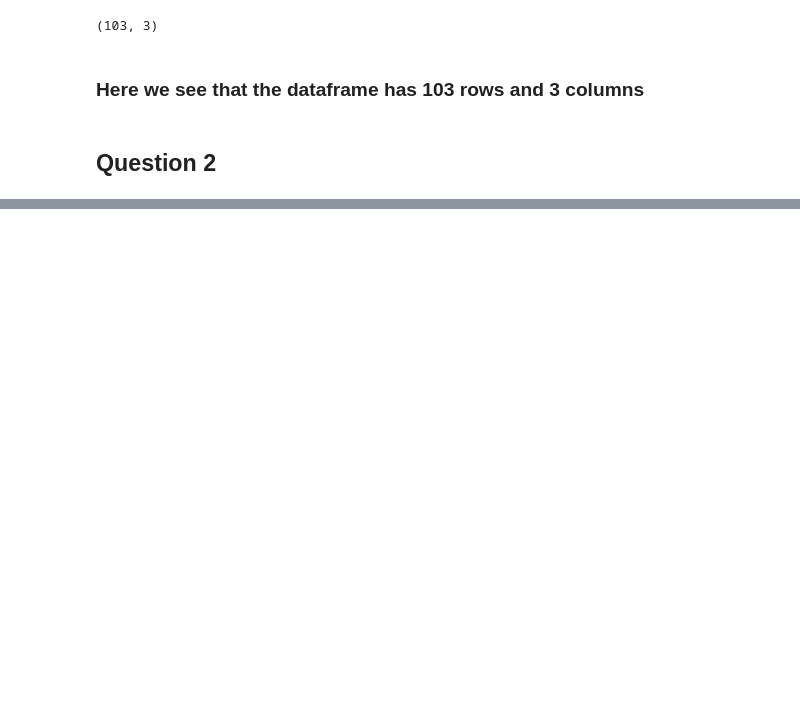
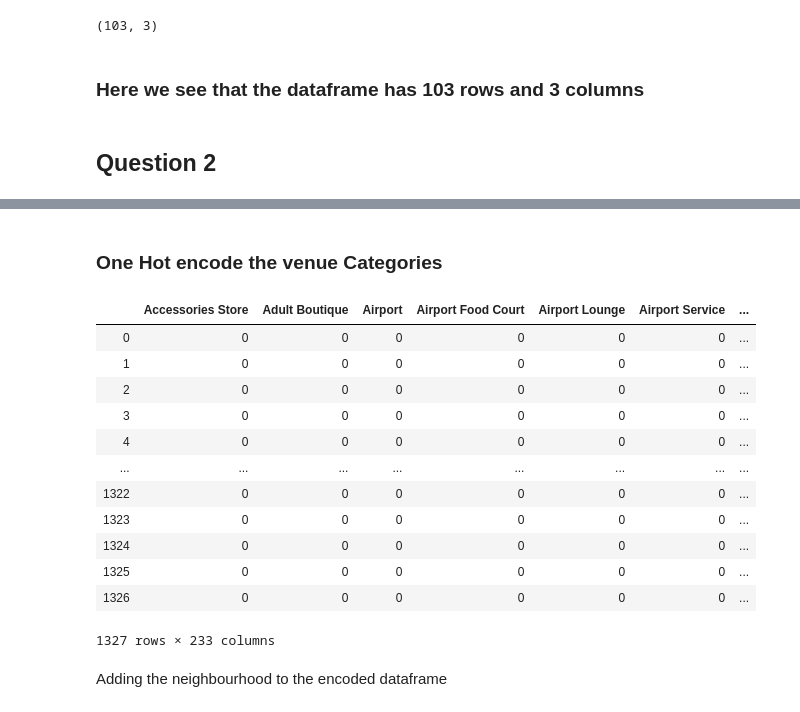
Before and after one commit to bhargav1000/Coursera_Capstone, a Jupyter notebook: Capstone3.ipynb, the cells around one changed output, grey strips where cells are left out. Saved outputs shown, nothing was run; the diff lists cells and outputs as text; code cells hidden in the pictures; blank space fills up the shorter version.

```diff
--- a/Capstone3.ipynb
+++ b/Capstone3.ipynb
@@ -102,0 +161,3 @@ df.shape
+# %%
+combined_data = df.join(data.set_index('Postal Code'), on='Postal Code', how='inner')
+combined_data
@@ -102,0 +239,36 @@ df.shape
+# %%
+def getNearbyVenues(names, latitudes, longitudes, radius=500):
+
+    venues_list=[]
+    for name, lat, lng in zip(names, latitudes, longitudes):
+        print(name)
+
+        # create the API request URL
+        url = 'https://api.foursquare.com/v2/venues/explore?&client_id={}&client_secret={}&v={}&ll={},{}&radius={}'.format(
+            CLIENT_ID,
+            CLIENT_SECRET,
+            VERSION,
+            lat,
+            lng,
+            radius
+            )
+
+        # make the GET request
+        results = requests.get(url).json()["response"]['groups'][0]['items']
+
+        # return only relevant information for each nearby venue
+        venues_list.append([(
+            name,
+            lat,
+            lng,
+            v['venue']['name'],
+            v['venue']['categories'][0]['name']) for v in results])
+
+    nearby_venues = pd.DataFrame([item for venue_list in venues_list for item in venue_list])
+    nearby_venues.columns = ['Neighborhood',
+                  'Neighborhood Latitude',
+                  'Neighborhood Longitude',
+                  'Venue',
+                  'Venue Category']
+
+    return(nearby_venues)
@@ -102,0 +277,2 @@ df.shape
+# %%
+venues_in_toronto = getNearbyVenues(combined_data['Neighborhood'], combined_data['Latitude'], combined_data['Longitude'])
@@ -102,0 +347,21 @@ df.shape
+# %% [markdown]
+### One Hot encode the venue Categories
+# %%
+toronto_venue_cat = pd.get_dummies(venues_in_toronto[['Venue Category']], prefix="", prefix_sep="")
+toronto_venue_cat
+# %% [output]
+|  | Accessories Store | Adult Boutique | Airport | Airport Food Court | Airport Lounge | Airport Service | ... |
+| 0 | 0 | 0 | 0 | 0 | 0 | 0 | ... |
+| 1 | 0 | 0 | 0 | 0 | 0 | 0 | ... |
+| 2 | 0 | 0 | 0 | 0 | 0 | 0 | ... |
+| 3 | 0 | 0 | 0 | 0 | 0 | 0 | ... |
+| 4 | 0 | 0 | 0 | 0 | 0 | 0 | ... |
+| ... | ... | ... | ... | ... | ... | ... | ... |
+| 1322 | 0 | 0 | 0 | 0 | 0 | 0 | ... |
+| 1323 | 0 | 0 | 0 | 0 | 0 | 0 | ... |
+| 1324 | 0 | 0 | 0 | 0 | 0 | 0 | ... |
+| 1325 | 0 | 0 | 0 | 0 | 0 | 0 | ... |
+| 1326 | 0 | 0 | 0 | 0 | 0 | 0 | ... |
+1327 rows × 233 columns
+# %% [markdown]
+Adding the neighbourhood to the encoded dataframe
```
Also changed, not shown: parts of 67 cells of this notebook.
